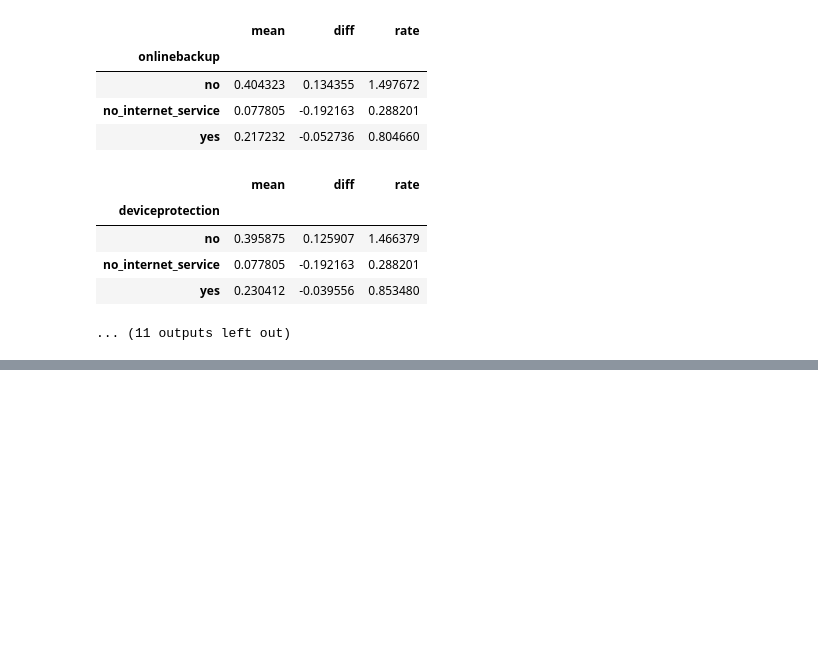
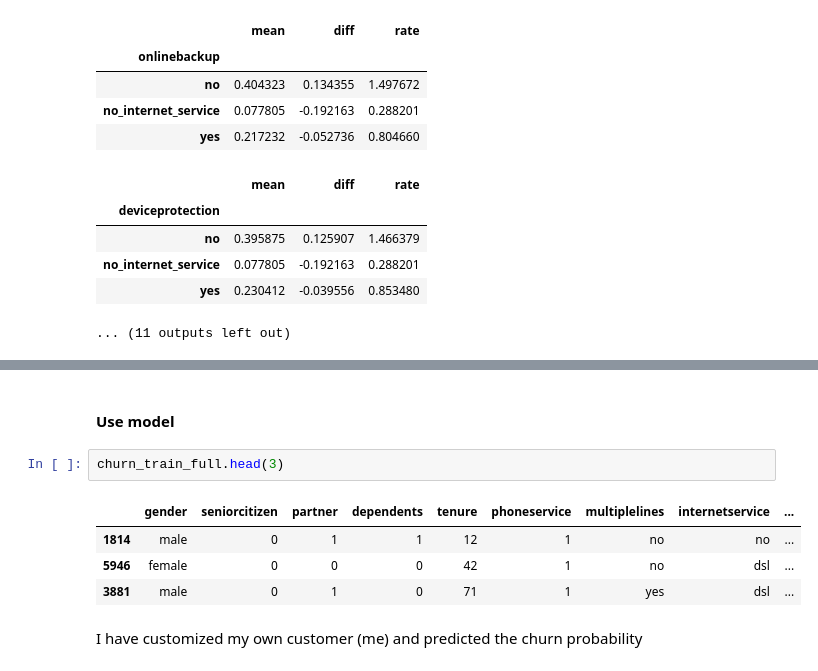
Before and after one commit to Naturalenemy07/CS543_ML, a Jupyter notebook: vscode/homework/MLB_3.ipynb, the cells around one changed output, grey strips where cells are left out. Saved outputs shown, nothing was run; the diff lists cells and outputs as text; blank space fills up the shorter version.

```diff
--- a/vscode/homework/MLB_3.ipynb
+++ b/vscode/homework/MLB_3.ipynb
@@ -291,0 +451,11 @@ for col in churn_train_full:
+# %% [markdown]
+#### Use model
+# %%
+churn_train_full.head(3)
+# %% [output]
+|  | gender | seniorcitizen | partner | dependents | tenure | phoneservice | multiplelines | internetservice | ... |
+| 1814 | male | 0 | 1 | 1 | 12 | 1 | no | no | ... |
+| 5946 | female | 0 | 0 | 0 | 42 | 1 | no | dsl | ... |
+| 3881 | male | 0 | 1 | 0 | 71 | 1 | yes | dsl | ... |
+# %% [markdown]
+I have customized my own customer (me) and predicted the churn probability
```
Also changed, not shown: parts of 18 cells of this notebook, 1 other file.
